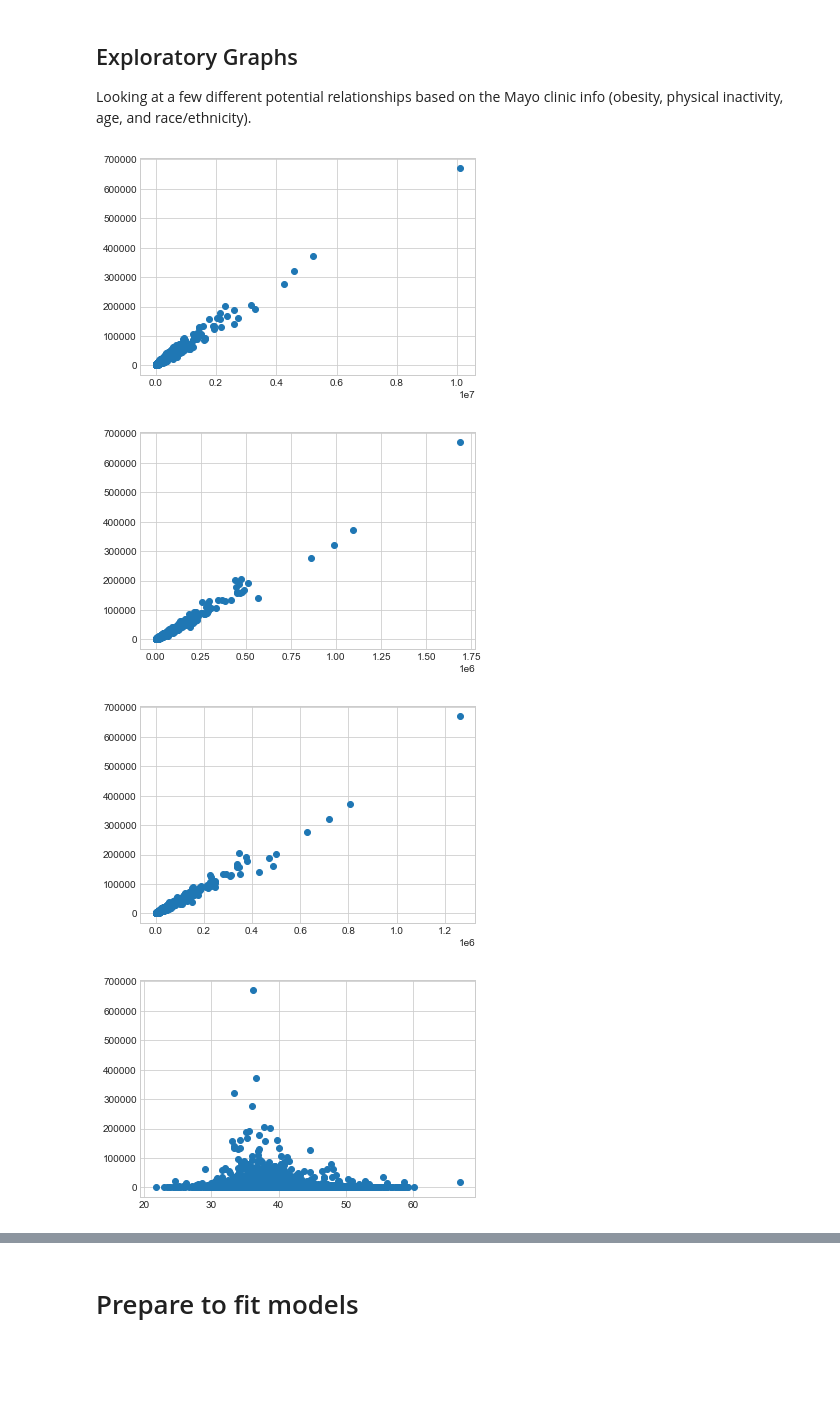
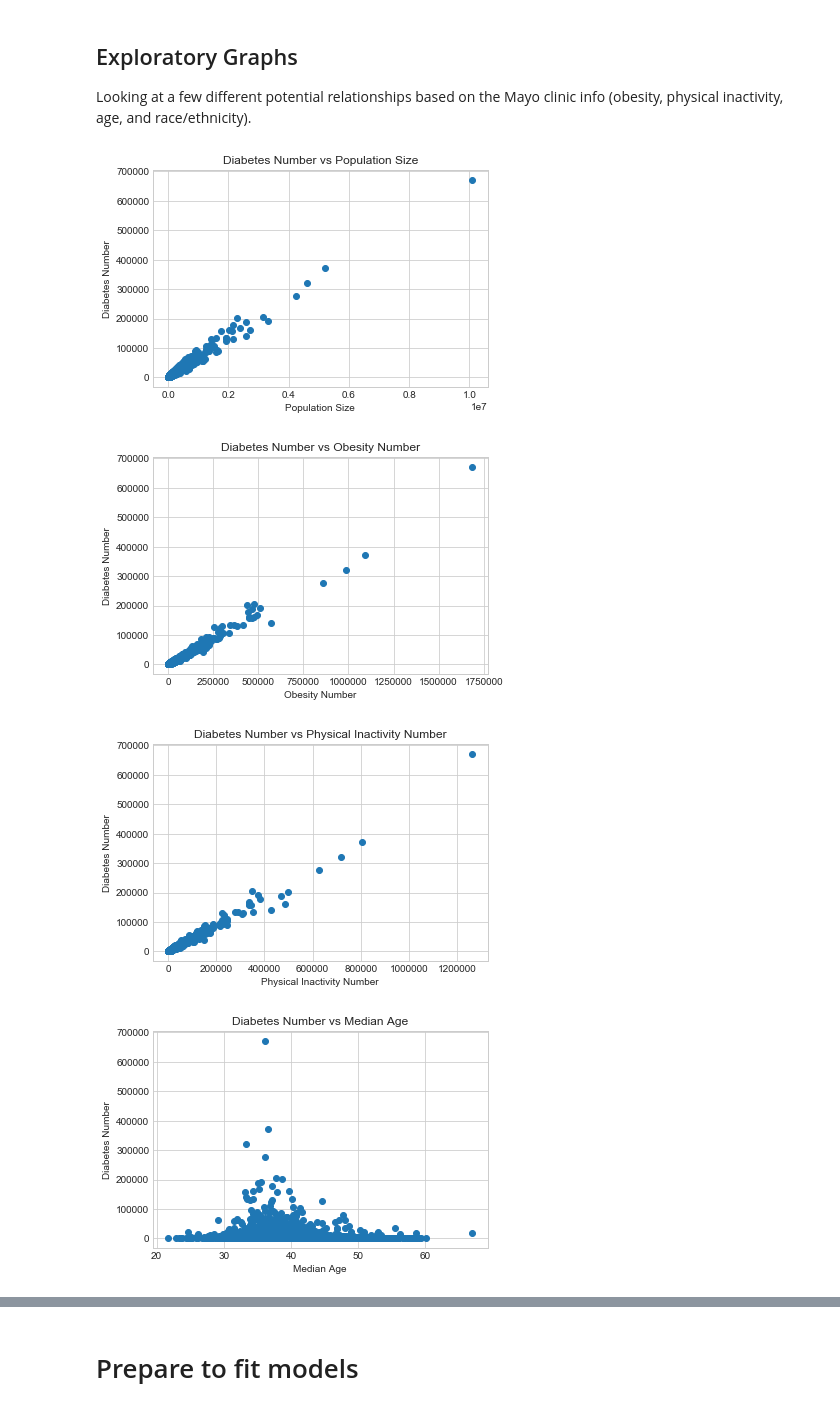
Before and after one commit to monicadelacruz/CSS-Project-2-Team-5-Fall-2020, a Jupyter notebook: project2-final.ipynb, the cells around one changed output, grey strips where cells are left out. Cells and saved outputs as stored; diff of their text form; code cells hidden in the pictures; blank space fills up the shorter version.

Commit message:
Added graph and axes titles

```diff
--- a/project2-final.ipynb
+++ b/project2-final.ipynb
@@ -116,25 +116,41 @@ plt.style.use('seaborn-whitegrid')
 Looking at a few different potential relationships based on the Mayo clinic info (obesity, physical inactivity, age, and race/ethnicity).
 # %%
 plt.plot(clean.iloc[:,7], clean.Diabetes_Number, 'o');
+plt.title("Diabetes Number vs Population Size")
+plt.xlabel("Population Size")
+plt.ylabel("Diabetes Number")
+plt.show()
 # just trying to see if population size itself is correlated w/ diabetes rates
 # %% [output]
-[figure, old version]
+[figure, new version]
 # %%
 plt.plot(clean.Obesity_Number.astype(int), clean.Diabetes_Number, 'o');
+plt.title("Diabetes Number vs Obesity Number")
+plt.xlabel("Obesity Number")
+plt.ylabel("Diabetes Number")
+plt.show()
 
 # Seems like  linear relationship between obesity rates and diabetes rates?
 # %% [output]
-[figure, old version]
+[figure, new version]
 # %%
 plt.plot(clean.Physical_Inactivity_Number, clean.Diabetes_Number, 'o');
+plt.title("Diabetes Number vs Physical Inactivity Number")
+plt.xlabel("Physical Inactivity Number")
+plt.ylabel("Diabetes Number")
+plt.show()
 # Relationship between physical inactivity rates and diabetes rates
 # Somewhat linear too!
 # %% [output]
-[figure, old version]
+[figure, new version]
 # %%
 plt.plot(clean.iloc[:,81], clean.Diabetes_Number, 'o');
+plt.title("Diabetes Number vs Median Age")
+plt.xlabel("Median Age")
+plt.ylabel("Diabetes Number")
+plt.show()
 # looks like median age doesn't say too much
 # %% [output]
-[figure, old version]
+[figure, new version]
 # %%
 plt.plot(clean.iloc[:,87], clean.Diabetes_Number, 'o');
```
Also changed, not shown: parts of 4 cells of this notebook.
